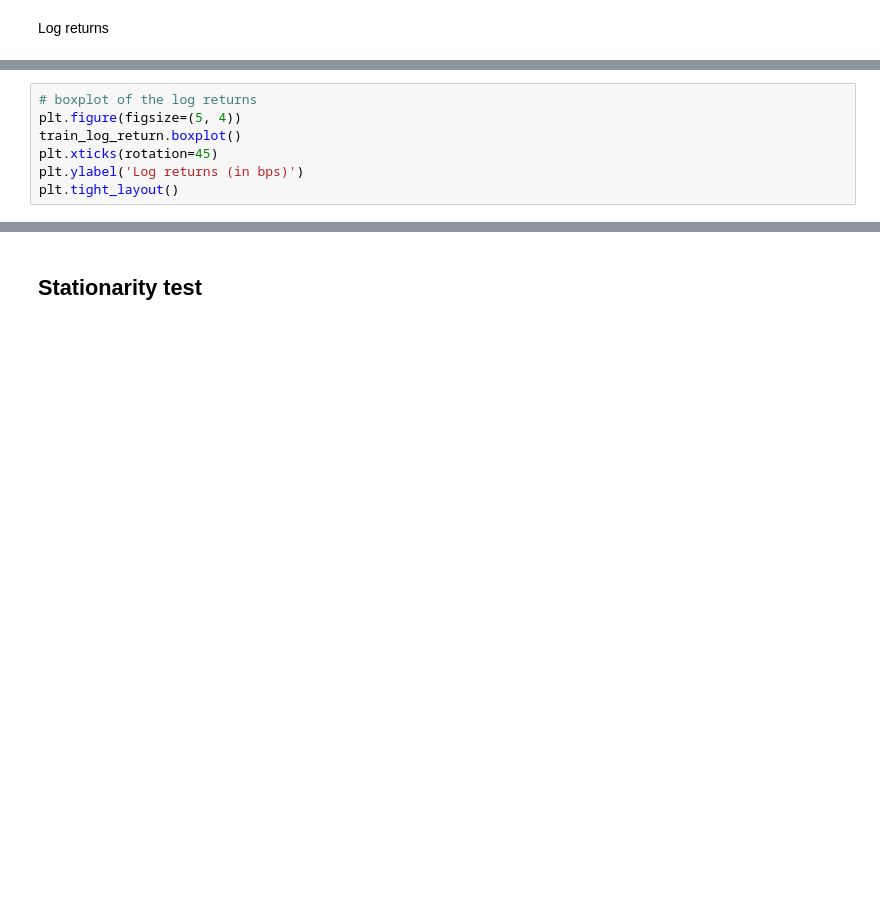
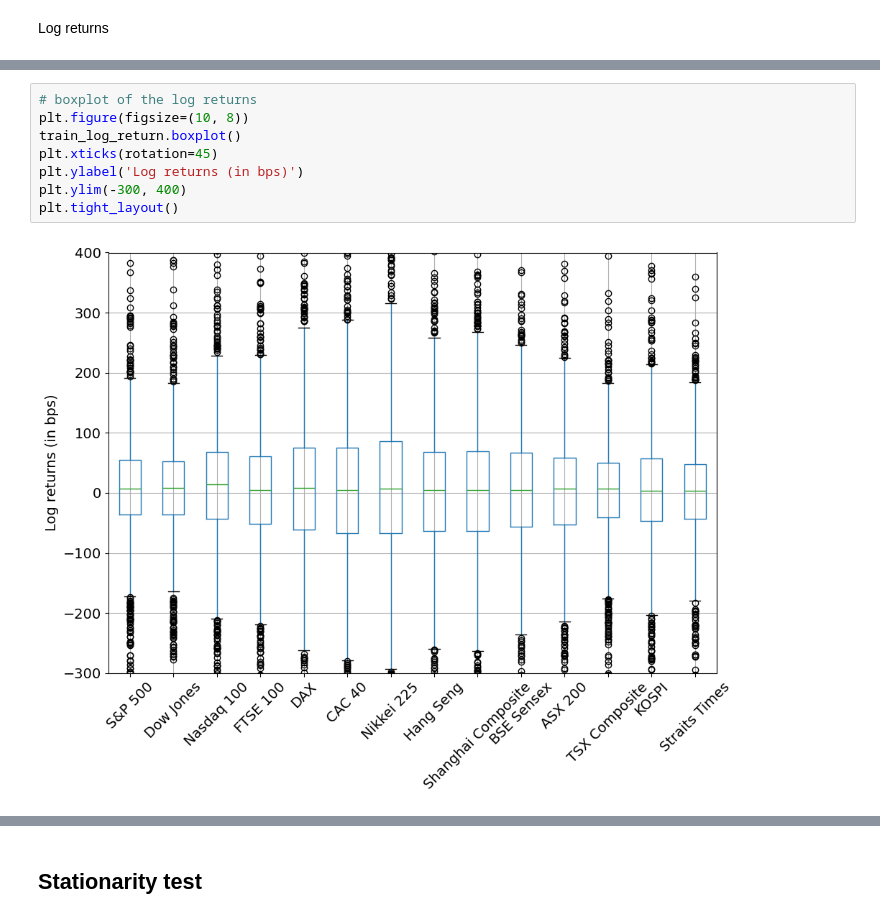
Before and after one commit to SullivanCastro/TimeSeriesProject, a Jupyter notebook: experiments.ipynb, the cells around one changed output, grey strips where cells are left out. Saved outputs shown, nothing was run; the diff lists cells and outputs as text; blank space fills up the shorter version.

```diff
--- a/experiments.ipynb
+++ b/experiments.ipynb
@@ -96,7 +96,10 @@ plt.show()
 # %%
 # boxplot of the log returns
-plt.figure(figsize=(5, 4))
+plt.figure(figsize=(10, 8))
 train_log_return.boxplot()
 plt.xticks(rotation=45)
 plt.ylabel('Log returns (in bps)')
+plt.ylim(-300, 400)
 plt.tight_layout()
+# %% [output]
+[figure, added]
```
Also changed, not shown: parts of 2 cells of this notebook.
